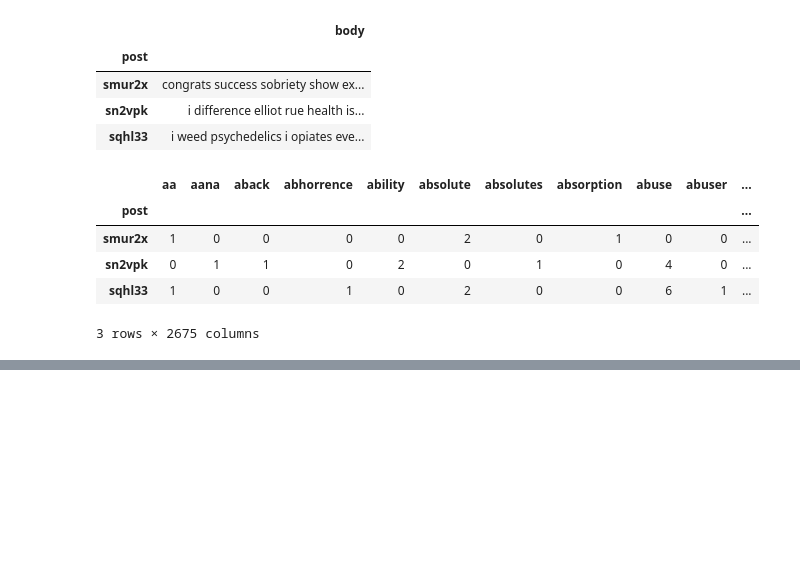
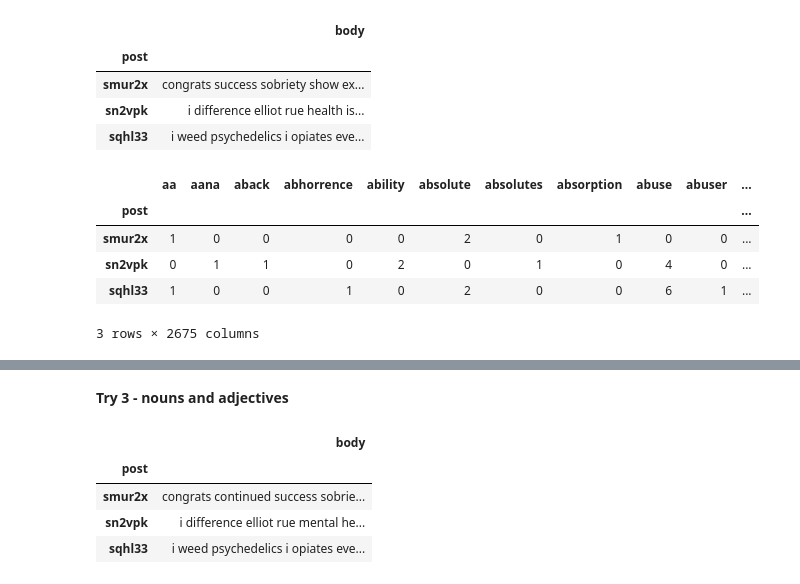
Before and after one commit to labouz/r-euphoria-tm, a Jupyter notebook: py/lda.ipynb, the cells around one changed output, grey strips where cells are left out. Cells and saved outputs as stored; diff of their text form; code cells hidden in the pictures; blank space fills up the shorter version.

```diff
--- a/py/lda.ipynb
+++ b/py/lda.ipynb
@@ -158,0 +197,2 @@ data_dtm
+# %% [markdown]
+**Try 3 - nouns and adjectives**
@@ -158,0 +205,9 @@ data_dtm
+# %%
+data_nouns_adj = pd.DataFrame(data_clean.body.apply(nouns_adj))
+data_nouns_adj
+# %% [output]
+|  | body |
+| post |  |
+| smur2x | congrats continued success sobrie... |
+| sn2vpk | i difference elliot rue mental he... |
+| sqhl33 | i weed psychedelics i opiates eve... |
```
Also changed, not shown: parts of 15 cells of this notebook.
